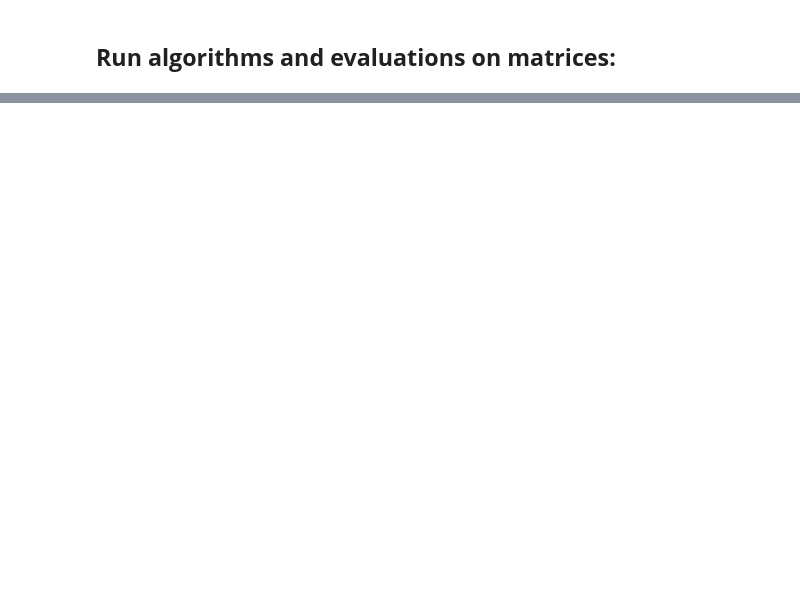
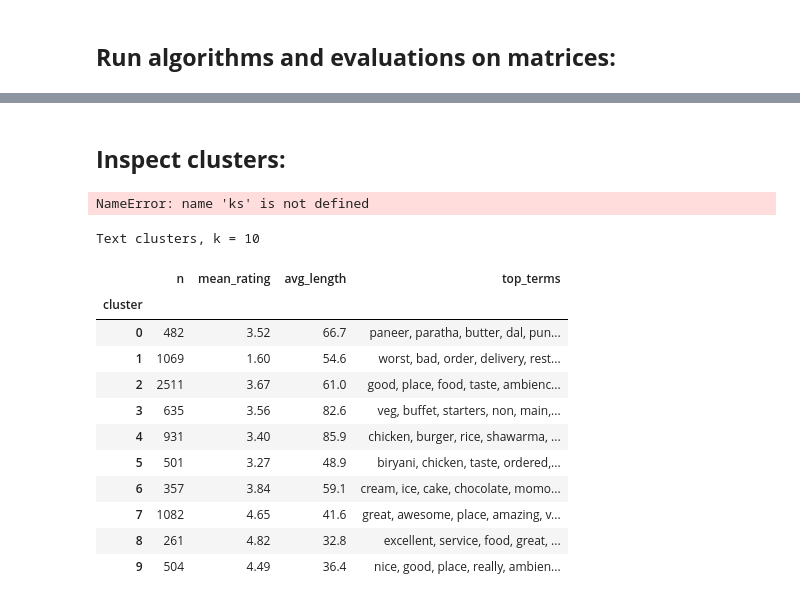
Before and after one commit to cdstrahm/data-mining-final-project, a Jupyter notebook: InitialClusteringExperiment.ipynb, the cells around one changed output, grey strips where cells are left out. Cells and saved outputs as stored; diff of their text form; code cells hidden in the pictures; blank space fills up the shorter version.

```diff
--- a/InitialClusteringExperiment.ipynb
+++ b/InitialClusteringExperiment.ipynb
@@ -253,0 +247,52 @@ k= 10:
+# %% [markdown]
+## **Inspect clusters:**
+# %%
+def profile_reviewers(k):
+    """Median behavior per reviewer cluster, plus the rating stats we did NOT cluster on"""
+    df = reviewer_features.assign(cluster=labels_reviewers[k])
+    table = df.groupby('cluster')[feature_cols].median().round(1)
+    table['n'] = df['cluster'].value_counts().sort_index()
+    table['mean_rating'] = df.groupby('cluster')['avg_rating'].mean().round(2)
+    table['rating_std'] = df.groupby('cluster')['avg_rating'].std().round(2)
+    return table.sort_values('n', ascending=False)
+
+def profile_text(k, top=10):
+    """Top TF-IDF terms per text cluster, plus size, average rating and length"""
+    phi = labels_text[k]
+    rows = []
+    for c in range(k):
+        center = X_text[phi == c].mean(axis=0)
+        in_c = review_labels[phi == c]
+        rows.append({'cluster': c, 'n': int((phi == c).sum()),
+                     'mean_rating': round(in_c['rating'].mean(), 2),
+                     'avg_length': round(in_c['review_length'].mean(), 1),
+                     'top_terms': ', '.join(vocabulary[j] for j in np.argsort(-center)[:top])})
+    return pd.DataFrame(rows).set_index('cluster')
+
+pd.set_option('display.max_colwidth', None)
+pd.set_option('display.width', 200)
+# %%
+best_k_reviewers = ks[int(np.argmax(silhouettes_reviewers[1:])) + 1]  # best silhouette for k >= 3
+print("Reviewer clusters, k =", best_k_reviewers)
+profile_reviewers(best_k_reviewers)
+# %% [output]
+NameError: name 'ks' is not defined
+# %%
+best_k_text = ks[int(np.argmax(silhouettes_text))]
+print("Text clusters, k =", best_k_text)
+profile_text(best_k_text)
+plot_best_clusters(X_text, ks, silhouettes_text, labels_text, 'Review text')
+# %% [output]
+Text clusters, k = 10
+|  | n | mean_rating | avg_length | top_terms |
+| cluster |  |  |  |  |
+| 0 | 482 | 3.52 | 66.7 | paneer, paratha, butter, dal, pun... |
+| 1 | 1069 | 1.60 | 54.6 | worst, bad, order, delivery, rest... |
+| 2 | 2511 | 3.67 | 61.0 | good, place, food, taste, ambienc... |
+| 3 | 635 | 3.56 | 82.6 | veg, buffet, starters, non, main,... |
+| 4 | 931 | 3.40 | 85.9 | chicken, burger, rice, shawarma, ... |
+| 5 | 501 | 3.27 | 48.9 | biryani, chicken, taste, ordered,... |
+| 6 | 357 | 3.84 | 59.1 | cream, ice, cake, chocolate, momo... |
+| 7 | 1082 | 4.65 | 41.6 | great, awesome, place, amazing, v... |
+| 8 | 261 | 4.82 | 32.8 | excellent, service, food, great, ... |
+| 9 | 504 | 4.49 | 36.4 | nice, good, place, really, ambien... |
```
Also changed, not shown: parts of 9 cells of this notebook, 1 other file.
